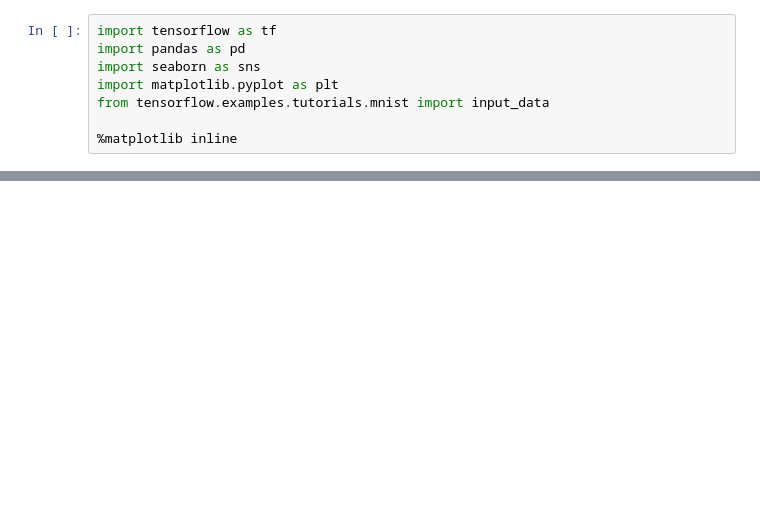
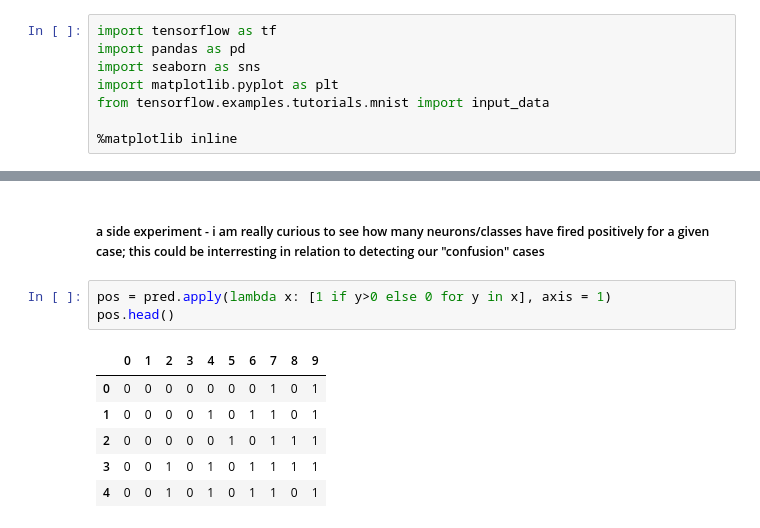
Before and after one commit to kevin11h/MNIST_pairwise_experiment, a Jupyter notebook: MNIST_confusion_range.ipynb, the cells around one changed output, grey strips where cells are left out. Cells and saved outputs as stored; diff of their text form; blank space fills up the shorter version.

```diff
--- a/MNIST_confusion_range.ipynb
+++ b/MNIST_confusion_range.ipynb
@@ -72,0 +85,12 @@ INFO:tensorflow:Restoring parameters from weights/confusion.ckpt
+# %% [markdown]
+#####  a side experiment - i am really curious to see how many neurons/classes have fired positively for a given case; this could be interresting in relation to detecting our "confusion" cases
+# %%
+pos = pred.apply(lambda x: [1 if y>0 else 0 for y in x], axis = 1)
+pos.head()
+# %% [output]
+|  | 0 | 1 | 2 | 3 | 4 | 5 | 6 | 7 | 8 | 9 |
+| 0 | 0 | 0 | 0 | 0 | 0 | 0 | 0 | 1 | 0 | 1 |
+| 1 | 0 | 0 | 0 | 0 | 1 | 0 | 1 | 1 | 0 | 1 |
+| 2 | 0 | 0 | 0 | 0 | 0 | 1 | 0 | 1 | 1 | 1 |
+| 3 | 0 | 0 | 1 | 0 | 1 | 0 | 1 | 1 | 1 | 1 |
+| 4 | 0 | 0 | 1 | 0 | 1 | 0 | 1 | 1 | 0 | 1 |
```
Also changed, not shown: parts of 29 cells of this notebook, 1 other file.
